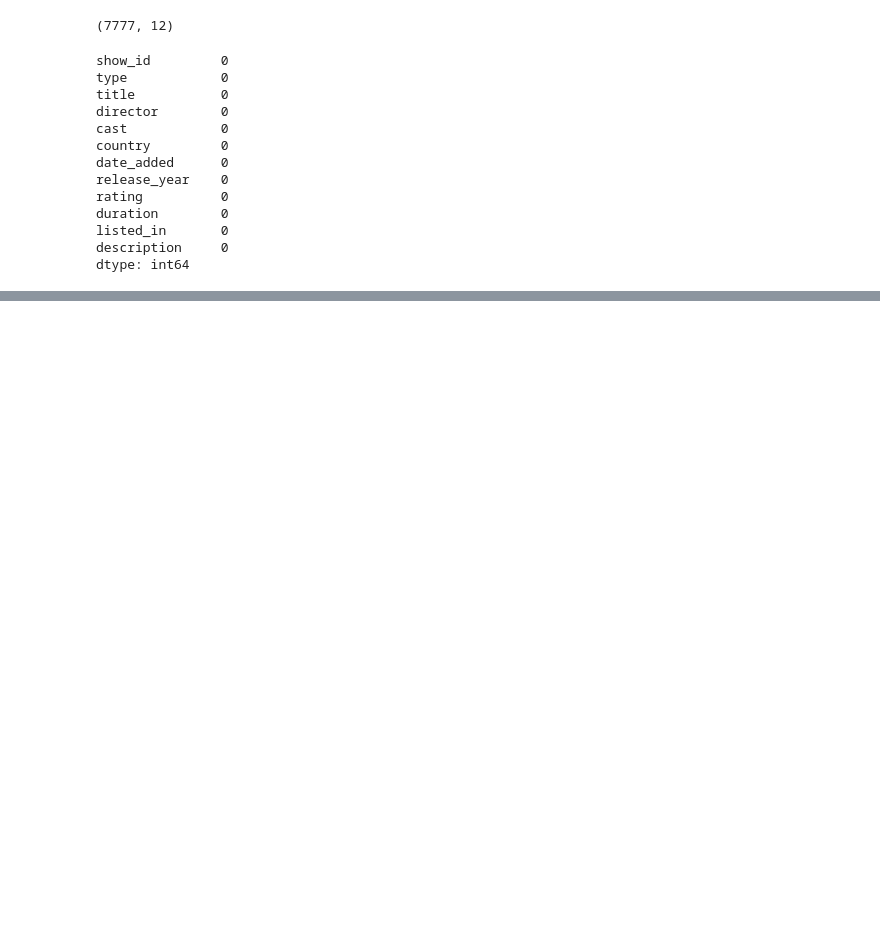
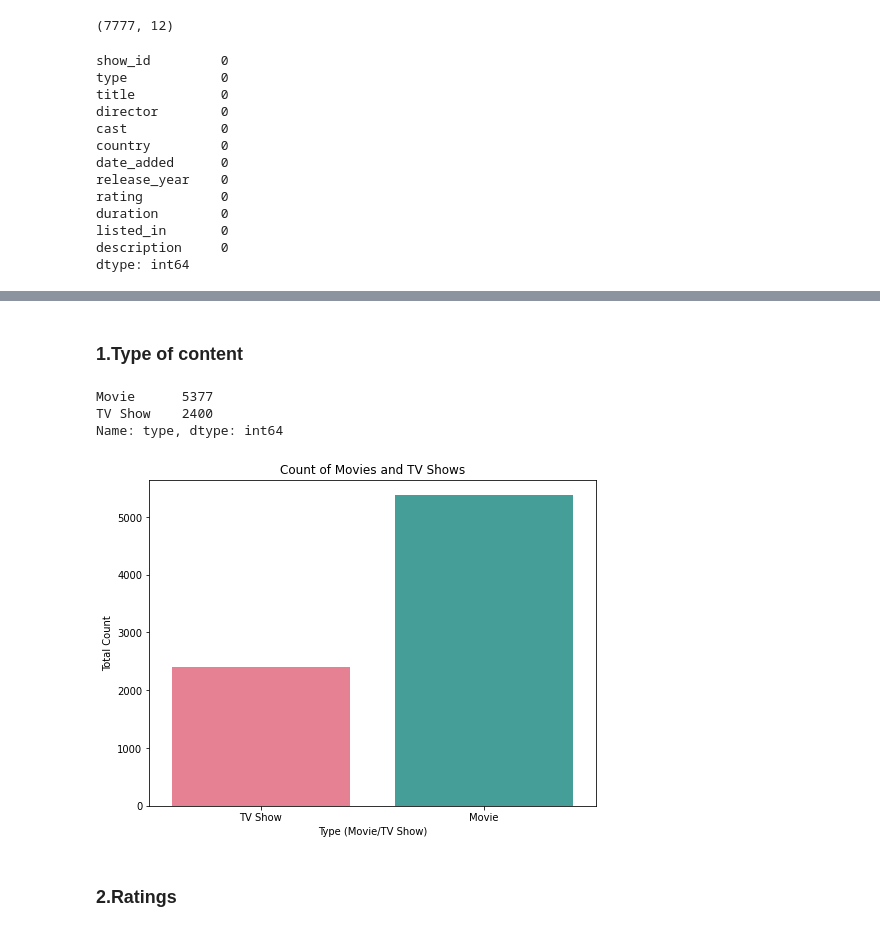
Before and after one commit to Dany511/Netflix_Movies_and_TvShows_Clustering, a Jupyter notebook: Capstone_4.ipynb, the cells around one changed output, grey strips where cells are left out. Drawn from its saved outputs; the diff is of its cells as text; code cells hidden in the pictures; blank space fills up the shorter version.

```diff
--- a/Capstone_4.ipynb
+++ b/Capstone_4.ipynb
@@ -218,0 +223,21 @@ df['listed_in'] = df['listed_in'].apply(lambda x: x.split(',')[0])
+# %% [markdown]
+### **1.Type of content**
+# %%
+#Count of movies and TV shows on netflix
+df['type'].value_counts()
+# %% [output]
+Movie      5377
+TV Show    2400
+Name: type, dtype: int64
+# %%
+#countplot to visualize the number of movies and tv_shows in type column
+plt.figure(figsize=(8,6))
+sns.countplot(df['type'],palette="husl")
+plt.title("Count of Movies and TV Shows")
+plt.xlabel("Type (Movie/TV Show)")
+plt.ylabel("Total Count")
+plt.show()
+# %% [output]
+[figure, added]
+# %% [markdown]
+### **2.Ratings**
```
Also changed, not shown: parts of 22 cells of this notebook.
